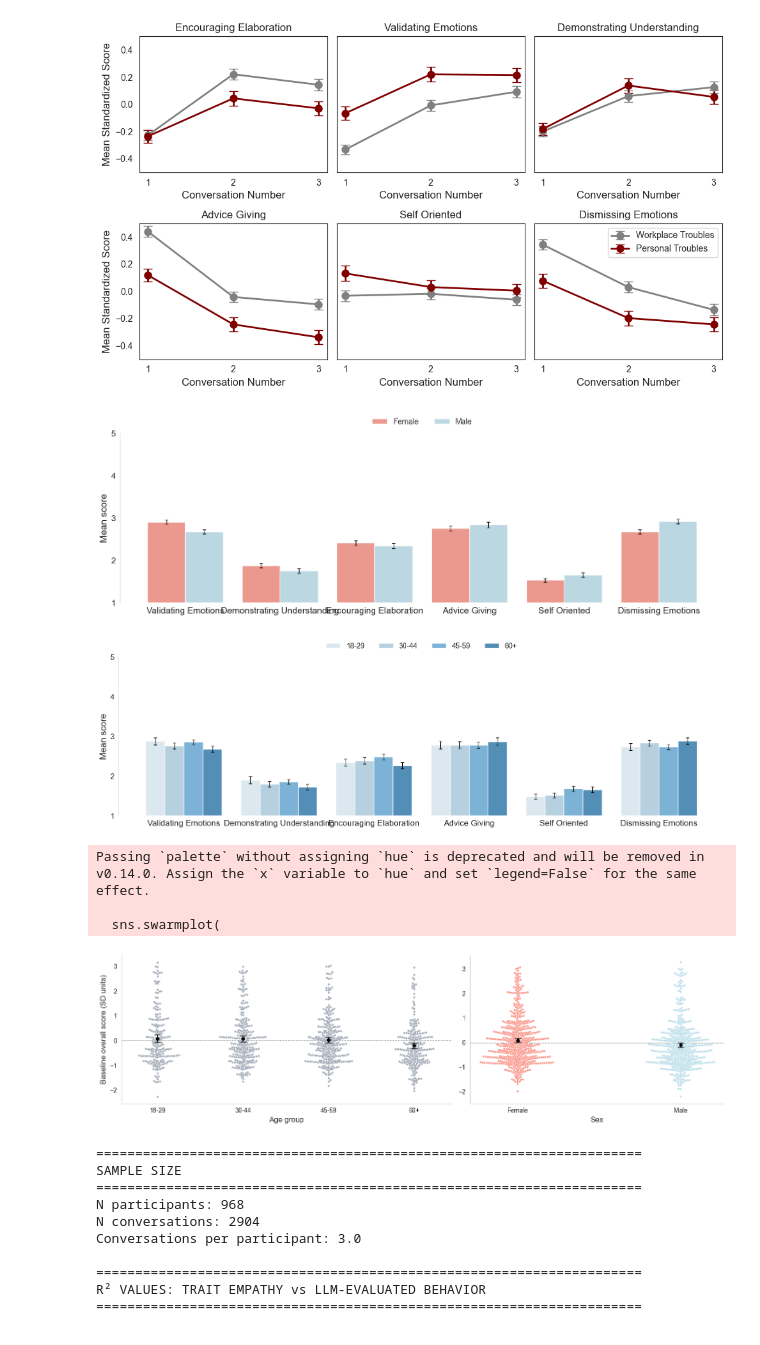
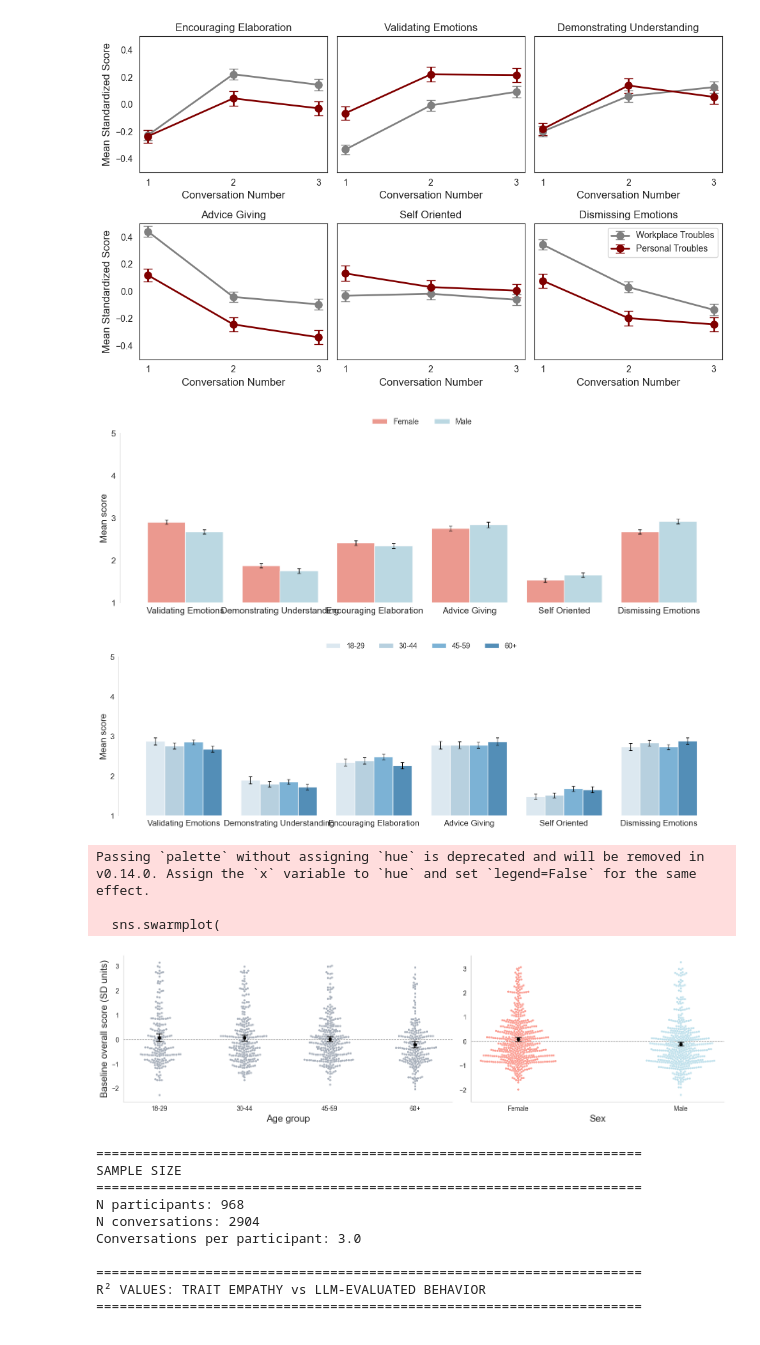
Before and after one commit to aakriti1kumar/replication-data-and-code-practicing-with-llms-cultivates-human-empathic-communication, a Jupyter notebook: analysis.ipynb, the cells around one changed output. Saved outputs shown, nothing was run; the diff lists cells and outputs as text; code cells hidden in the pictures.

```diff
--- a/analysis.ipynb
+++ b/analysis.ipynb
@@ -2864,8 +2864,8 @@ for i, grp in enumerate(age_bin_labels):
         )
 
 axes[0].axhline(0, color='gray', linestyle='--', linewidth=0.8)
-axes[0].set_xlabel('Age group', fontsize=12)
-axes[0].set_ylabel('Baseline overall score (SD units)', fontsize=12)
+axes[0].set_xlabel('Age group', fontsize=15)
+axes[0].set_ylabel('Baseline overall score (SD units)', fontsize=15)
 
 sex_order_plot = ['Female', 'Male']
 sex_palette = {'Female': 'salmon', 'Male': 'lightblue'}
@@ -2899,35 +2899,35 @@ for i, sex in enumerate(sex_order_plot):
             yerr=sex_summary.loc[sex, 'ci95'],
             fmt='o',
             color='black',
             markerfacecolor='black',
             markeredgecolor='black',
             markersize=4.5,
             capsize=5,
             elinewidth=1.3,
             zorder=10
         )
 
 axes[1].axhline(0, color='gray', linestyle='--', linewidth=0.8)
-axes[1].set_xlabel('Sex', fontsize=12)
+axes[1].set_xlabel('Sex', fontsize=15)
 axes[1].set_ylabel('')
 
 for ax in axes:
     ax.spines['top'].set_visible(False)
     ax.spines['right'].set_visible(False)
     ax.spines['bottom'].set_color('lightgray')
     ax.spines['left'].set_color('lightgray')
 
 plt.tight_layout()
 os.makedirs('figures', exist_ok=True)
 fig.savefig('figures/SIfig3.png', dpi=300, bbox_inches='tight')
 plt.show()
 # %% [output]
 [figure]
 [figure]
 Passing `palette` without assigning `hue` is deprecated and will be removed in v0.14.0. Assign the `x` variable to `hue` and set `legend=False` for the same effect.
 
   sns.swarmplot(
-[figure, old version]
+[figure, new version]
 # %%
 # Load data
 data = data[['user_id', 'conversation_id','self_demonstrate_desire', 'self_showed_understanding',
```
Also changed, not shown: parts of 4 cells of this notebook.
